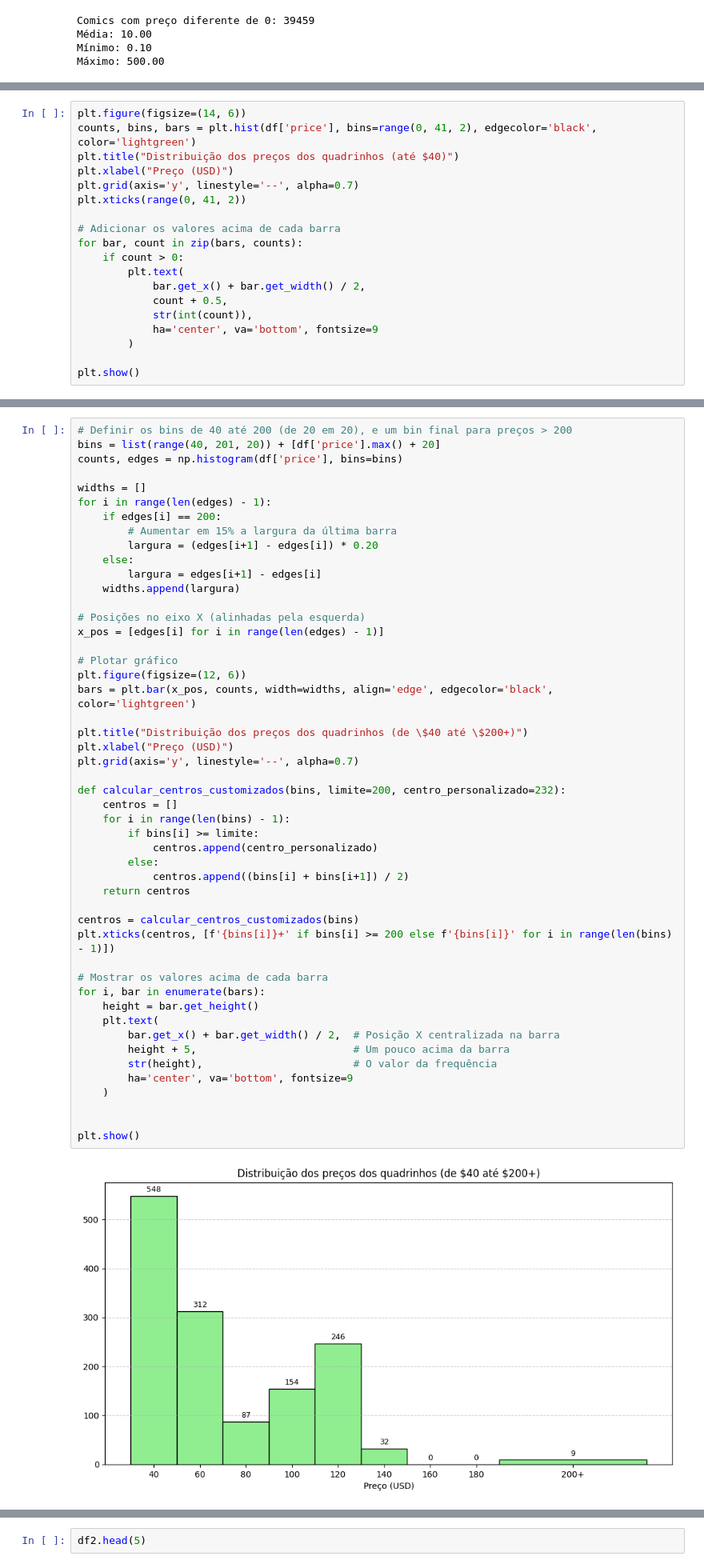
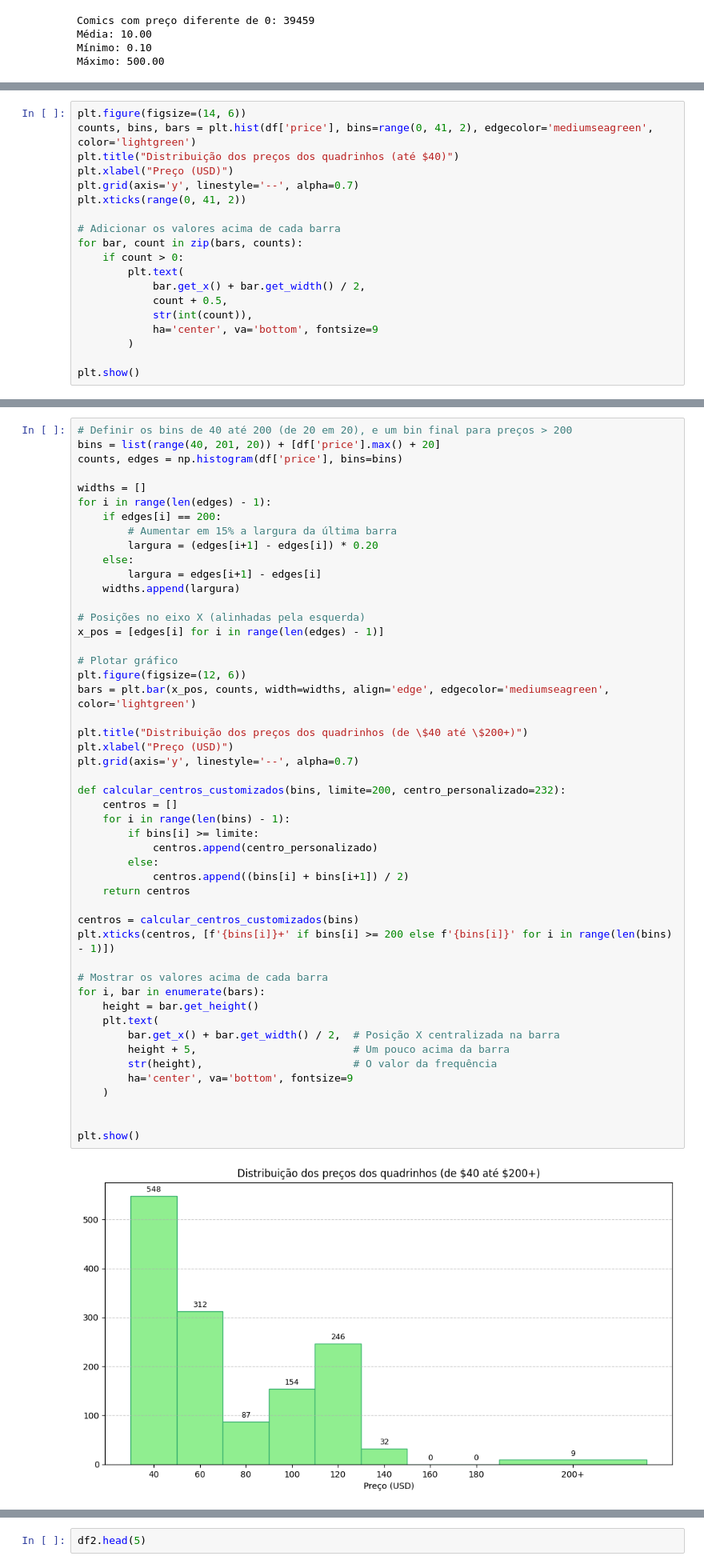
Before and after one commit to rhaagsma/Projeto_Final_Marvel, a Jupyter notebook: Insights.ipynb, the cells around one changed output, grey strips where cells are left out. Shown at 80% size. Drawn from its saved outputs; the diff is of its cells as text.

```diff
--- a/Insights.ipynb
+++ b/Insights.ipynb
@@ -85,6 +90,6 @@ plt.show()
 # %%
 plt.figure(figsize=(14, 6))
-counts, bins, bars = plt.hist(df['price'], bins=range(0, 41, 2), edgecolor='black', color='lightgreen')
+counts, bins, bars = plt.hist(df['price'], bins=range(0, 41, 2), edgecolor='mediumseagreen', color='lightgreen')
 plt.title("Distribuição dos preços dos quadrinhos (até $40)")
 plt.xlabel("Preço (USD)")
 plt.grid(axis='y', linestyle='--', alpha=0.7)
@@ -122,35 +129,35 @@ x_pos = [edges[i] for i in range(len(edges) - 1)]
 
 # Plotar gráfico
 plt.figure(figsize=(12, 6))
-bars = plt.bar(x_pos, counts, width=widths, align='edge', edgecolor='black', color='lightgreen')
+bars = plt.bar(x_pos, counts, width=widths, align='edge', edgecolor='mediumseagreen', color='lightgreen')
 
 plt.title("Distribuição dos preços dos quadrinhos (de \$40 até \$200+)")
 plt.xlabel("Preço (USD)")
 plt.grid(axis='y', linestyle='--', alpha=0.7)
 
 def calcular_centros_customizados(bins, limite=200, centro_personalizado=232):
     centros = []
     for i in range(len(bins) - 1):
         if bins[i] >= limite:
             centros.append(centro_personalizado)
         else:
             centros.append((bins[i] + bins[i+1]) / 2)
     return centros
 
 centros = calcular_centros_customizados(bins)
 plt.xticks(centros, [f'{bins[i]}+' if bins[i] >= 200 else f'{bins[i]}' for i in range(len(bins) - 1)])
 
 # Mostrar os valores acima de cada barra
 for i, bar in enumerate(bars):
     height = bar.get_height()
     plt.text(
         bar.get_x() + bar.get_width() / 2,  # Posição X centralizada na barra
         height + 5,                         # Um pouco acima da barra
         str(height),                        # O valor da frequência
         ha='center', va='bottom', fontsize=9
     )
 
 
 plt.show()
 # %% [output]
-[figure, old version]
+[figure, new version]
```
Also changed, not shown: parts of 46 cells of this notebook.
